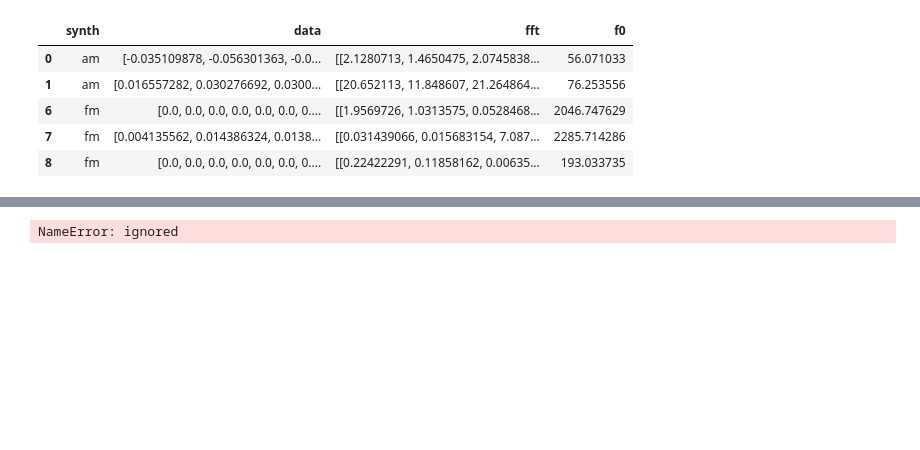
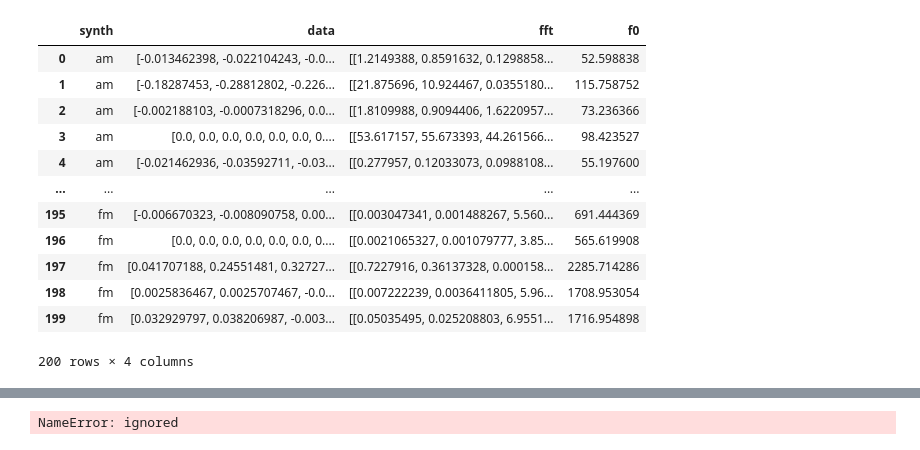
Before and after one commit to mezaga/ACIML, a Jupyter notebook: ACIML_prototype.ipynb, the cells around one changed output, grey strips where cells are left out. Saved outputs shown, nothing was run; the diff lists cells and outputs as text; code cells hidden in the pictures; blank space fills up the shorter version.

```diff
--- a/ACIML_prototype.ipynb
+++ b/ACIML_prototype.ipynb
@@ -71,22 +87,24 @@ DATA
 # %%
 #@title Filtrado
+### se debe arreglar que se puede subir de todas las tecnicas de sintesis y al mismo
+### si se omite alguna que no genere error
 
 count = np.array(DATA['synth'].value_counts())
-am_data = widgets.IntSlider(value = count[0], max= count[0], description='am data')
-fm_data = widgets.IntSlider(value = count[0], max= count[1], description='fm data')
-c = widgets.IntSlider(value = count[0], max= count[0], description='b')
-ui = widgets.VBox([am_data, fm_data, c])
+am_data = widgets.IntSlider(value = count[0], max= count[0], step = 1, description='am data')
+fm_data = widgets.IntSlider(value = count[1], max= count[1], description= 'fm data')
+#c = widgets.IntSlider(value = count[0], max= count[0], description='b')
+ui = widgets.VBox([am_data, fm_data])
 
-def f(a, b, c):
-  df = DATA.iloc[0: a]
-  df_2 = DATA.iloc[count[0]: b + count[0]]
+def f(a, b):
+  df = DATA.iloc[0: am_data.value]
+  df_2 = DATA.iloc[count[0]: fm_data.value + count[0]]
   #df_3 = DATA.iloc[b: c]
   DATA_filt = pd.concat([df, df_2])
   #print(type(DATA_filt))
   print(DATA_filt['synth'])
   return DATA_filt
 
-out = widgets.interactive_output(f, {'a': am_data, 'b': fm_data, 'c': c})
+out = widgets.interactive_output(f, {'a': am_data, 'b': fm_data})
 
 display(ui, out)
 # %% [output]
@@ -95,15 +112,22 @@ VBox(children=(IntSlider(value=6, description='am data', max=6), IntSlider(value
 # %%
 #@title DATASET
 
-df = DATA.iloc[0: a.value]
-df_2 = DATA.iloc[count[0]: b.value + count[0]]
+df = DATA.iloc[0: am_data.value]
+df_2 = DATA.iloc[count[0]: fm_data.value + count[0]]
 #df_3 = DATA.iloc[b: c]
 DATA_filt = pd.concat([df, df_2])
 DATA_filt
 # %% [output]
 |  | synth | data | fft | f0 |
-| 0 | am | [-0.035109878, -0.056301363, -0.0... | [[2.1280713, 1.4650475, 2.0745838... | 56.071033 |
-| 1 | am | [0.016557282, 0.030276692, 0.0300... | [[20.652113, 11.848607, 21.264864... | 76.253556 |
-| 6 | fm | [0.0, 0.0, 0.0, 0.0, 0.0, 0.0, 0.... | [[1.9569726, 1.0313575, 0.0528468... | 2046.747629 |
-| 7 | fm | [0.004135562, 0.014386324, 0.0138... | [[0.031439066, 0.015683154, 7.087... | 2285.714286 |
-| 8 | fm | [0.0, 0.0, 0.0, 0.0, 0.0, 0.0, 0.... | [[0.22422291, 0.11858162, 0.00635... | 193.033735 |
+| 0 | am | [-0.013462398, -0.022104243, -0.0... | [[1.2149388, 0.8591632, 0.1298858... | 52.598838 |
+| 1 | am | [-0.18287453, -0.28812802, -0.226... | [[21.875696, 10.924467, 0.0355180... | 115.758752 |
+| 2 | am | [-0.002188103, -0.0007318296, 0.0... | [[1.8109988, 0.9094406, 1.6220957... | 73.236366 |
+| 3 | am | [0.0, 0.0, 0.0, 0.0, 0.0, 0.0, 0.... | [[53.617157, 55.673393, 44.261566... | 98.423527 |
+| 4 | am | [-0.021462936, -0.03592711, -0.03... | [[0.277957, 0.12033073, 0.0988108... | 55.197600 |
+| ... | ... | ... | ... | ... |
+| 195 | fm | [-0.006670323, -0.008090758, 0.00... | [[0.003047341, 0.001488267, 5.560... | 691.444369 |
+| 196 | fm | [0.0, 0.0, 0.0, 0.0, 0.0, 0.0, 0.... | [[0.0021065327, 0.001079777, 3.85... | 565.619908 |
+| 197 | fm | [0.041707188, 0.24551481, 0.32727... | [[0.7227916, 0.36137328, 0.000158... | 2285.714286 |
+| 198 | fm | [0.0025836467, 0.0025707467, -0.0... | [[0.007222239, 0.0036411805, 5.96... | 1708.953054 |
+| 199 | fm | [0.032929797, 0.038206987, -0.003... | [[0.05035495, 0.025208803, 6.9551... | 1716.954898 |
+200 rows × 4 columns
```
Also changed, not shown: parts of 16 cells of this notebook.
